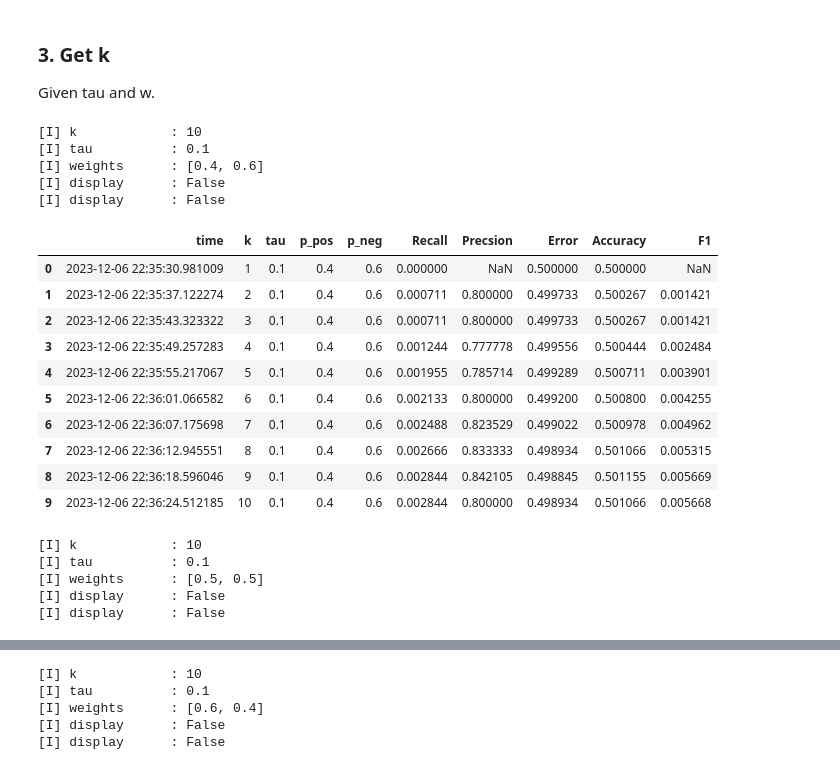
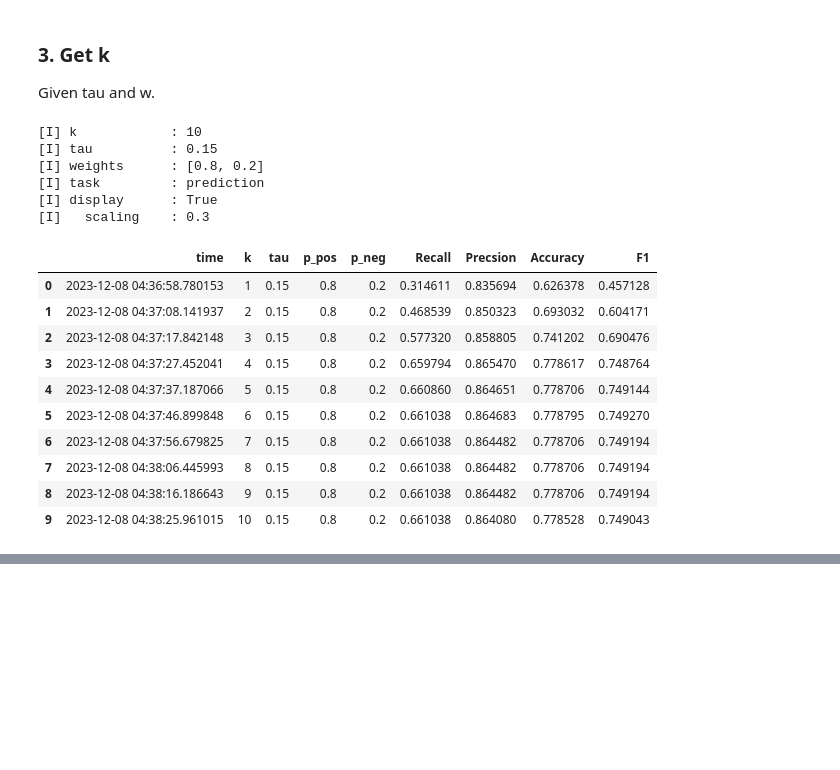
Before and after one commit to PreferredAI/PyBMF, a Jupyter notebook: examples/ex02_2_Asso_prediction_generated_ratiosplit.ipynb, the cells around one changed output, grey strips where cells are left out. Drawn from its saved outputs; the diff is of its cells as text; code cells hidden in the pictures; blank space fills up the shorter version.

```diff
--- a/examples/ex02_2_Asso_prediction_generated_ratiosplit.ipynb
+++ b/examples/ex02_2_Asso_prediction_generated_ratiosplit.ipynb
@@ -82,28 +115,27 @@ k and w are not effective here.
 Use some small k and selected tau for trials.
 # %%
 k = 5
-tau_list = [0.10]
-w_list = [[0.4, 0.6], [0.5, 0.5], [0.6, 0.4], [0.7, 0.3], [0.8, 0.2], [0.9, 0.1]]
+tau = 0.15
+w_list = [[0.7, 0.3], [0.8, 0.2], [0.9, 0.1]]
 
 # empty table
 from utils import add_log
 
-metrics = ['Recall', 'Precsion', 'Error', 'Accuracy', 'F1']
+metrics = ['Recall', 'Precision', 'Error', 'Accuracy', 'F1']
 columns = ['time', 'k', 'tau', 'p_pos', 'p_neg'] + metrics
 df_prediction = pd.DataFrame(columns=columns)
 df_reconstruction = pd.DataFrame(columns=columns)
 # %%
-for tau in tau_list:
-    for w in w_list:
-        asso = Asso(k=k, tau=tau, w=w)
-        asso.fit(X_train, display=True)
+for w in w_list:
+    asso = Asso(k=k, tau=tau, w=w)
+    asso.fit(X_train, verbose=False, display=True, scaling=0.3)
 
-        results = asso.eval(X_test, metrics=metrics, task='prediction')
-        add_log(df_prediction, [pd.Timestamp.now(), k, tau, w[0], w[1]] + results)
+    results = asso.eval(X_test, metrics=metrics, task='prediction')
+    add_log(df_prediction, [pd.Timestamp.now(), k, tau, w[0], w[1]] + results, verbose=True)
 
-        # to see the difference of 'prediction' and 'reconstruction'
-        # 'reconstruction' takes all 0's as negative samples
-        results = asso.eval(X_test, metrics=metrics, task='reconstruction')
-        add_log(df_reconstruction, [pd.Timestamp.now(), k, tau, w[0], w[1]] + results)
+    # to see the difference of 'prediction' and 'reconstruction'
+    # here 'reconstruction' takes all 0's as negative samples
+    results = asso.eval(X_test, metrics=metrics, task='reconstruction')
+    add_log(df_reconstruction, [pd.Timestamp.now(), k, tau, w[0], w[1]] + results, verbose=True)
 # %% [output]
 [I] k            : 5
@@ -150,35 +183,29 @@ for tau in tau_list:
 ### 3. Get k
 Given tau and w.
 # %%
-k = 10 # more than ground truth
-tau_list = [0.10]
-w_list = [[0.4, 0.6], [0.5, 0.5], [0.6, 0.4]]
+k = 10 # more than ground truth k
+tau = 0.15
+w = [0.8, 0.2]
 
-for tau in tau_list:
-    for w in w_list:
-        asso = Asso(k=k, tau=tau, w=w)
-        asso.fit(X_train, X_val, display=False) # load X_val to activate per-step eval
+asso = Asso(k=k, tau=tau, w=w)
+asso.fit(X_train, X_val, task='prediction', display=True, scaling=0.3) # load X_val to activate per-step eval
 
-        display(asso.df_eval)
+display(asso.df_validation)
 # %% [output]
 [I] k            : 10
-[I] tau          : 0.1
-[I] weights      : [0.4, 0.6]
-[I] display      : False
-[I] display      : False
+[I] tau          : 0.15
+[I] weights      : [0.8, 0.2]
+[I] task         : prediction
+[I] display      : True
+[I]   scaling    : 0.3
-|  | time | k | tau | p_pos | p_neg | Recall | Precsion | Error | Accuracy | F1 |
-| 0 | 2023-12-06 22:35:30.981009 | 1 | 0.1 | 0.4 | 0.6 | 0.000000 | NaN | 0.500000 | 0.500000 | NaN |
-| 1 | 2023-12-06 22:35:37.122274 | 2 | 0.1 | 0.4 | 0.6 | 0.000711 | 0.800000 | 0.499733 | 0.500267 | 0.001421 |
-| 2 | 2023-12-06 22:35:43.323322 | 3 | 0.1 | 0.4 | 0.6 | 0.000711 | 0.800000 | 0.499733 | 0.500267 | 0.001421 |
-| 3 | 2023-12-06 22:35:49.257283 | 4 | 0.1 | 0.4 | 0.6 | 0.001244 | 0.777778 | 0.499556 | 0.500444 | 0.002484 |
-| 4 | 2023-12-06 22:35:55.217067 | 5 | 0.1 | 0.4 | 0.6 | 0.001955 | 0.785714 | 0.499289 | 0.500711 | 0.003901 |
-| 5 | 2023-12-06 22:36:01.066582 | 6 | 0.1 | 0.4 | 0.6 | 0.002133 | 0.800000 | 0.499200 | 0.500800 | 0.004255 |
-| 6 | 2023-12-06 22:36:07.175698 | 7 | 0.1 | 0.4 | 0.6 | 0.002488 | 0.823529 | 0.499022 | 0.500978 | 0.004962 |
-| 7 | 2023-12-06 22:36:12.945551 | 8 | 0.1 | 0.4 | 0.6 | 0.002666 | 0.833333 | 0.498934 | 0.501066 | 0.005315 |
-| 8 | 2023-12-06 22:36:18.596046 | 9 | 0.1 | 0.4 | 0.6 | 0.002844 | 0.842105 | 0.498845 | 0.501155 | 0.005669 |
-| 9 | 2023-12-06 22:36:24.512185 | 10 | 0.1 | 0.4 | 0.6 | 0.002844 | 0.800000 | 0.498934 | 0.501066 | 0.005668 |
+|  | time | k | tau | p_pos | p_neg | Recall | Precsion | Accuracy | F1 |
+| 0 | 2023-12-08 04:36:58.780153 | 1 | 0.15 | 0.8 | 0.2 | 0.314611 | 0.835694 | 0.626378 | 0.457128 |
+| 1 | 2023-12-08 04:37:08.141937 | 2 | 0.15 | 0.8 | 0.2 | 0.468539 | 0.850323 | 0.693032 | 0.604171 |
+| 2 | 2023-12-08 04:37:17.842148 | 3 | 0.15 | 0.8 | 0.2 | 0.577320 | 0.858805 | 0.741202 | 0.690476 |
+| 3 | 2023-12-08 04:37:27.452041 | 4 | 0.15 | 0.8 | 0.2 | 0.659794 | 0.865470 | 0.778617 | 0.748764 |
+| 4 | 2023-12-08 04:37:37.187066 | 5 | 0.15 | 0.8 | 0.2 | 0.660860 | 0.864651 | 0.778706 | 0.749144 |
+| 5 | 2023-12-08 04:37:46.899848 | 6 | 0.15 | 0.8 | 0.2 | 0.661038 | 0.864683 | 0.778795 | 0.749270 |
+| 6 | 2023-12-08 04:37:56.679825 | 7 | 0.15 | 0.8 | 0.2 | 0.661038 | 0.864482 | 0.778706 | 0.749194 |
+| 7 | 2023-12-08 04:38:06.445993 | 8 | 0.15 | 0.8 | 0.2 | 0.661038 | 0.864482 | 0.778706 | 0.749194 |
+| 8 | 2023-12-08 04:38:16.186643 | 9 | 0.15 | 0.8 | 0.2 | 0.661038 | 0.864482 | 0.778706 | 0.749194 |
+| 9 | 2023-12-08 04:38:25.961015 | 10 | 0.15 | 0.8 | 0.2 | 0.661038 | 0.864080 | 0.778528 | 0.749043 |
-[I] k            : 10
-[I] tau          : 0.1
-[I] weights      : [0.5, 0.5]
-[I] display      : False
-[I] display      : False
@@ -196,5 +211,0 @@ for tau in tau_list:
-[I] k            : 10
-[I] tau          : 0.1
-[I] weights      : [0.6, 0.4]
-[I] display      : False
-[I] display      : False
```
Also changed, not shown: parts of 9 cells of this notebook, 15 other files.
